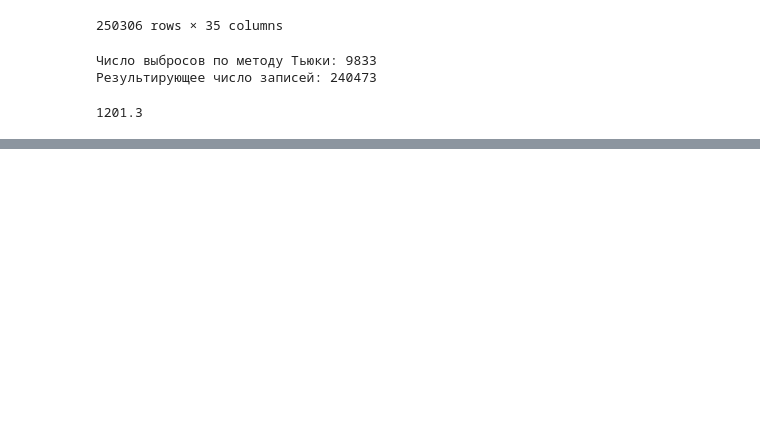
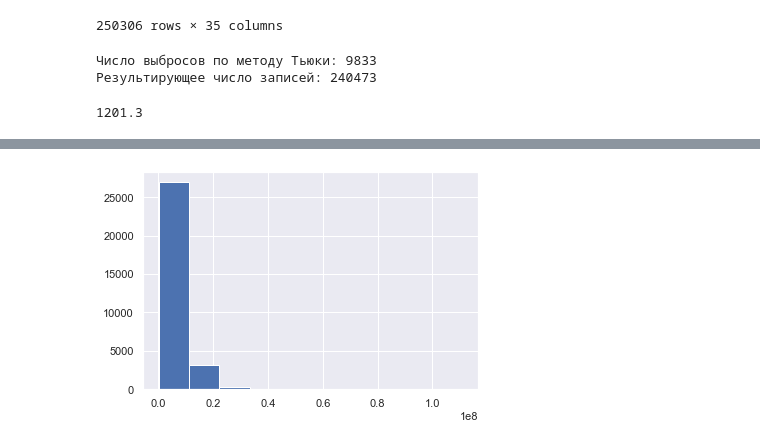
Before and after one commit to DarthSirius/Lessons, a Jupyter notebook: SkillFactory/ML_DL/MLDL_2.ipynb, the cells around one changed output, grey strips where cells are left out. Saved outputs shown, nothing was run; the diff lists cells and outputs as text; code cells hidden in the pictures; blank space fills up the shorter version.

```diff
--- a/SkillFactory/ML_DL/MLDL_2.ipynb
+++ b/SkillFactory/ML_DL/MLDL_2.ipynb
@@ -392,0 +481,4 @@ cleaned['balance_due'].max() - cleaned['balance_due'].min()
+# %%
+data.price_doc.hist();
+# %% [output]
+[figure, added]
```
Also changed, not shown: parts of 32 cells of this notebook, 6 other files.
